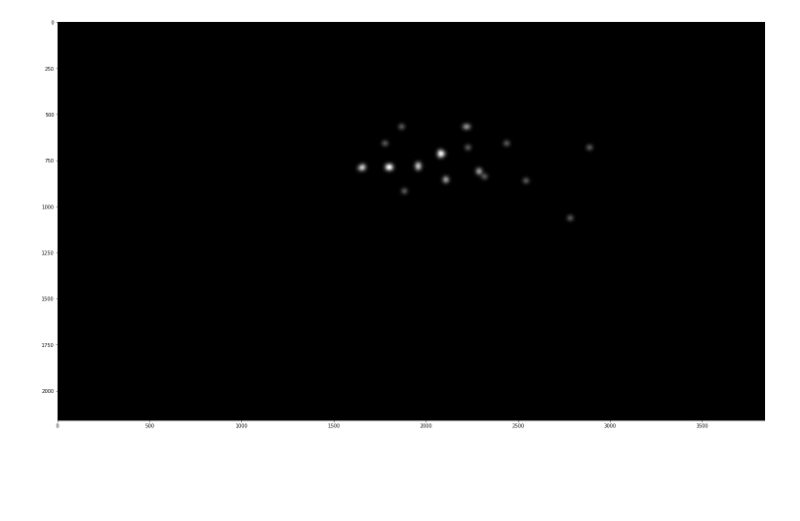
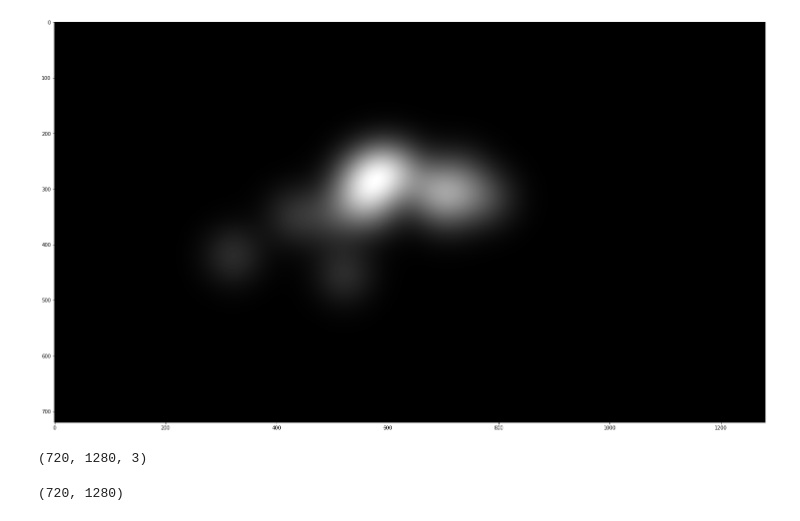
Before and after one commit to Baticsute/vietnamese-traffic-density-estimation-with-dots-enhanced, a Jupyter notebook: test.ipynb, the cells around one changed output. Cells and saved outputs as stored; diff of their text form; code cells hidden in the pictures; blank space fills up the shorter version.

Commit message:
- Evaluating test - Drawing heatmap on image (in progress)

```diff
--- a/test.ipynb
+++ b/test.ipynb
@@ -62,3 +61,3 @@ coreClock: 1.68GHz coreCount: 30 deviceMemorySize: 5.79GiB deviceMemoryBandwidth
 # %%
-model_pretrained = model.load_pretrained_model('./model_checkpoints/model_unet_checkpoint_08_17_2022_021344.h5')
+model_pretrained = model.load_pretrained_model('./model_checkpoints/model_unet_checkpoint_08_21_2022_041653.h5')
 # %% [output]
@@ -82,6 +81,7 @@ coreClock: 1.68GHz coreCount: 30 deviceMemorySize: 5.79GiB deviceMemoryBandwidth
 # %%
-image = imread('./examples/Image3759.jpg')[:, :, :1]
+image = imread('./examples/Image3681.jpg')[:, :, :3]
 image_original_size = image.shape
-density_amount, mask = model.predict(model_pretrained, image)
-print(density_amount)
+mask = model.predict(model_pretrained, image)
+density_amount = np.sum(mask)
+mask = np.around(mask)
 # %% [output]
@@ -89,8 +106,8 @@ print(density_amount)
 # %%
-mask = resize(mask, (image_original_size[0], image_original_size[1]), mode='constant', preserve_range=True)
 mask = gaussian_filter(mask, sigma=density_amount)
 plt.figure(figsize=(30, 15))
+plt.imshow(image, cmap='gray')
 plt.imshow(mask, cmap='gray')
 plt.show()
 # %% [output]
-[figure, old version]
+[figure, new version]
@@ -118,2 +114,4 @@ ls1 = l1.reshape(192, 256)
 # %%
-ls1.shape
+image.shape
+# %% [output]
+(720, 1280, 3)
@@ -124 +124,5 @@ np.sum(ls1)
+# %%
+mask_.shape
+# %% [output]
+(720, 1280)
 # %%
```
Also changed, not shown: parts of 18 cells of this notebook, 2 other files.
